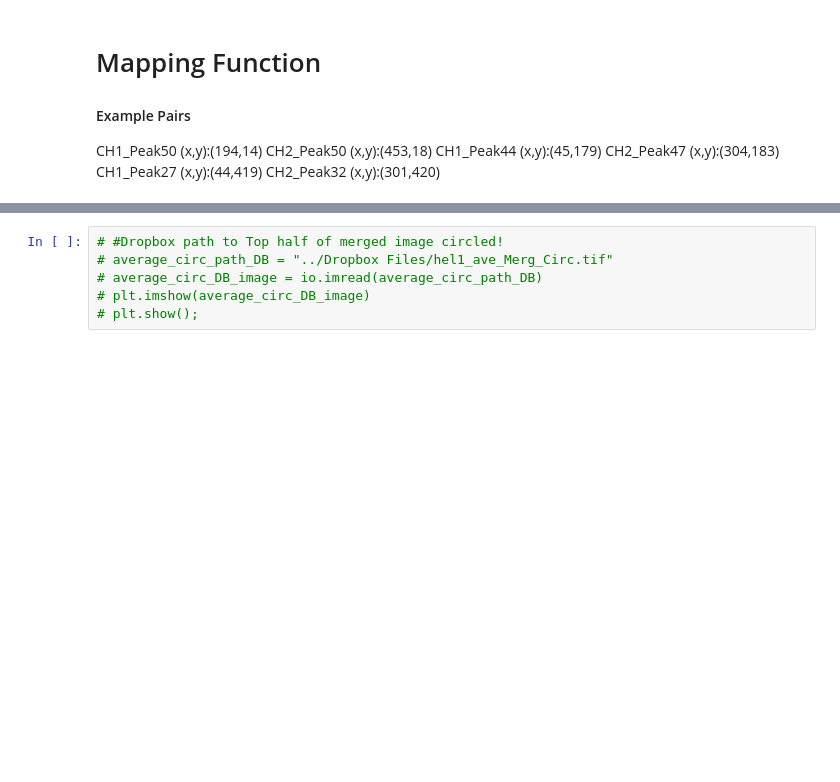
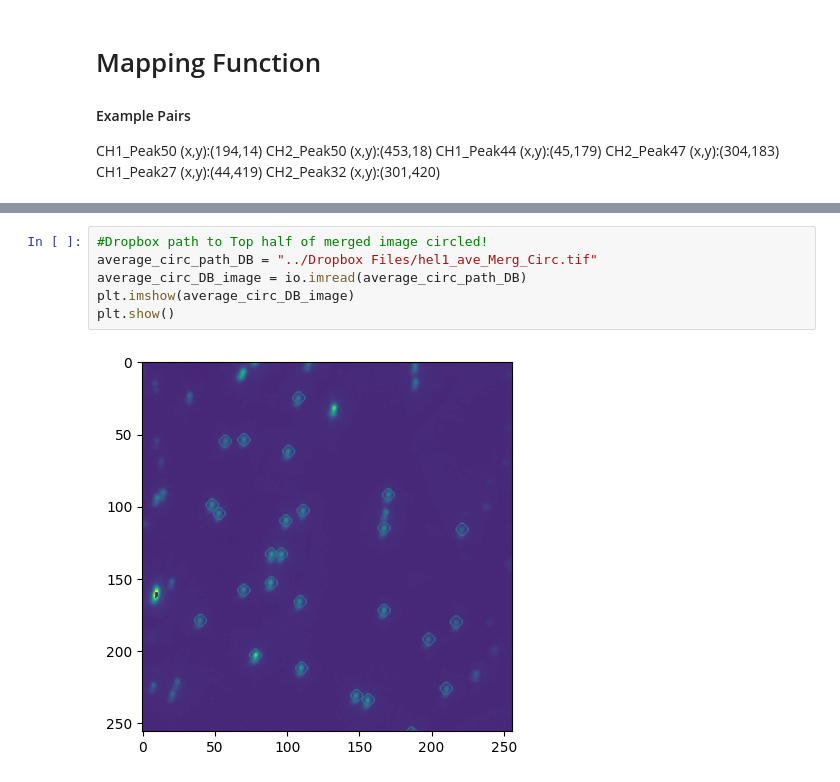
Before and after one commit to ljhason/smImaging-Exploration, a Jupyter notebook: img_avg_map/Mapping.ipynb, the cells around one changed output, grey strips where cells are left out. Drawn from its saved outputs; the diff is of its cells as text; blank space fills up the shorter version.

```diff
--- a/img_avg_map/Mapping.ipynb
+++ b/img_avg_map/Mapping.ipynb
@@ -214,6 +379,8 @@ array2 = np.array([50, 47, 32])
 # %%
-# #Dropbox path to Top half of merged image circled!
-# average_circ_path_DB = "../Dropbox Files/hel1_ave_Merg_Circ.tif"
-# average_circ_DB_image = io.imread(average_circ_path_DB)
-# plt.imshow(average_circ_DB_image)
-# plt.show();
+#Dropbox path to Top half of merged image circled!
+average_circ_path_DB = "../Dropbox Files/hel1_ave_Merg_Circ.tif"
+average_circ_DB_image = io.imread(average_circ_path_DB)
+plt.imshow(average_circ_DB_image)
+plt.show()
+# %% [output]
+[figure, added]
```
Also changed, not shown: parts of 32 cells of this notebook, 1 other file.
